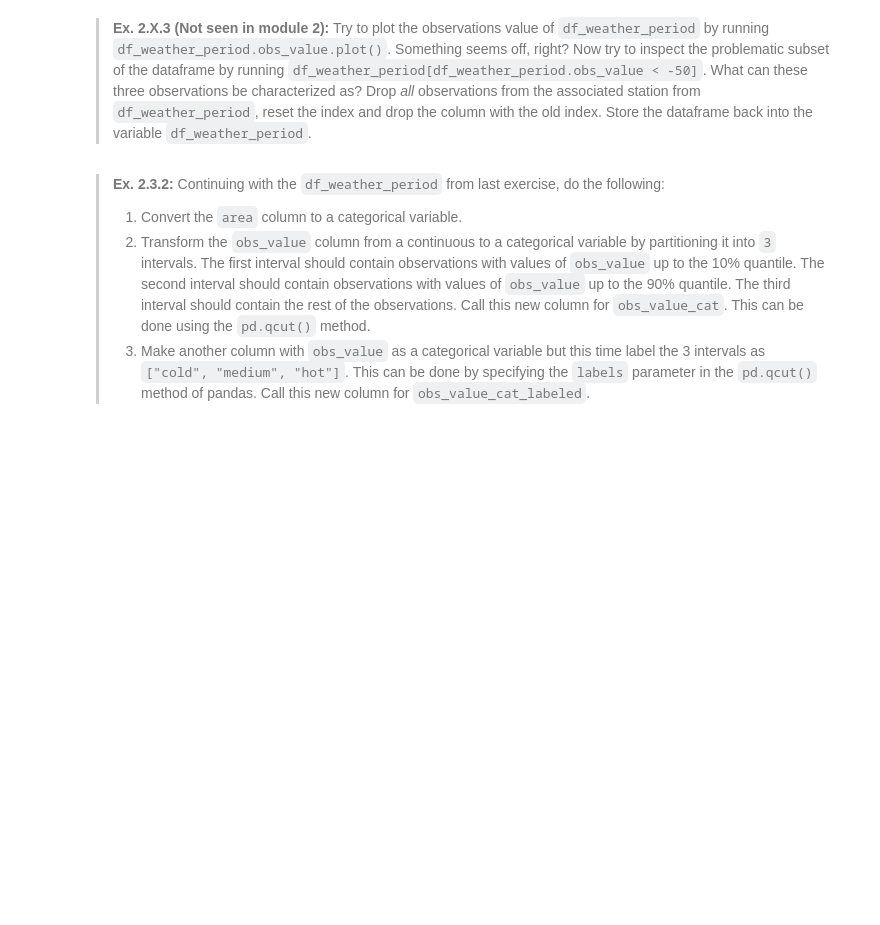
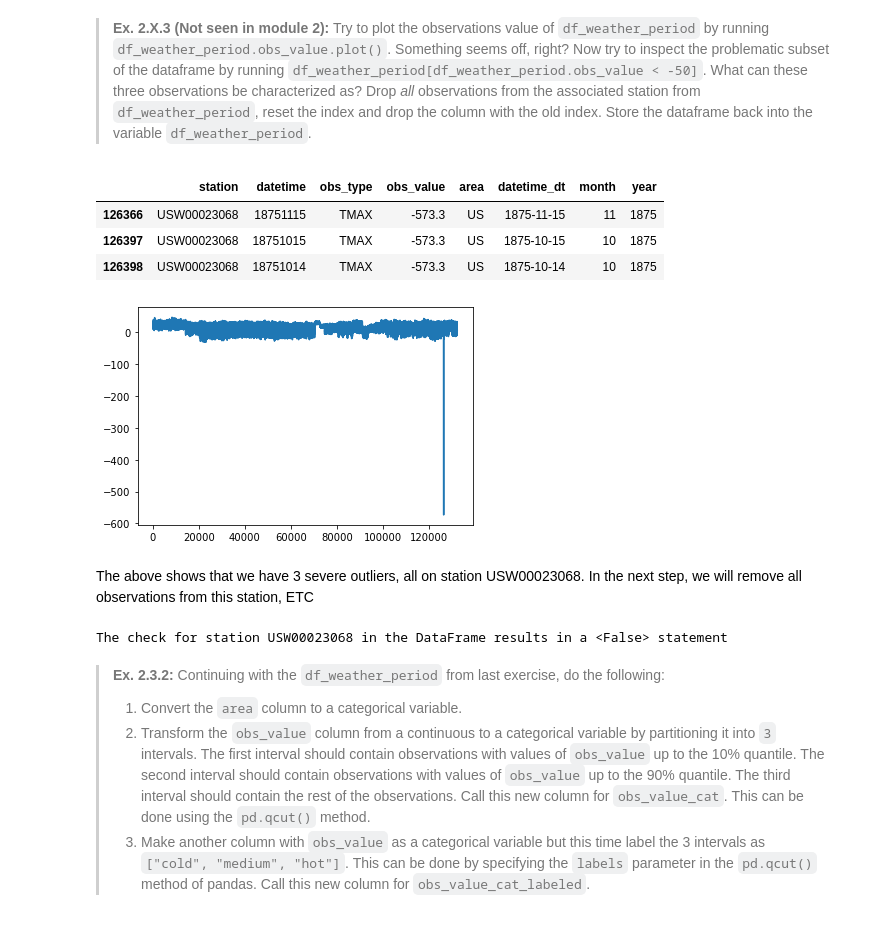
Before and after one commit to andersbnt/Group-22-ISDS2022, a Jupyter notebook: assignments/assignment1/Anders_assignment_1.ipynb, the cells around one changed output. Saved outputs shown, nothing was run; the diff lists cells and outputs as text; code cells hidden in the pictures; blank space fills up the shorter version.

```diff
--- a/assignments/assignment1/Anders_assignment_1.ipynb
+++ b/assignments/assignment1/Anders_assignment_1.ipynb
@@ -109,0 +154,8 @@ raise NotImplementedError()
+# %%
+#STEP 2: LOAD LOCAL DATA INTO DATAFRAME
+df_weather = pd.read_csv('data/weather_data_1870-1875.csv')
+
+#STEP 3: PROCESS THE DATAFRAME (AND SAVE RESULT AS 'df_weather_period')
+df_weather_period = process_weather(df_weather)
+
+df_weather_period
@@ -115,3 +178,32 @@ raise NotImplementedError()
+# %%
+#Check plot. and check for outliers below -50 degrees
+
+df_weather_period.obs_value.plot()
+
+df_weather_period[df_weather_period.obs_value < -50]
+# %% [output]
+|  | station | datetime | obs_type | obs_value | area | datetime_dt | month | year |
+| 126366 | USW00023068 | 18751115 | TMAX | -573.3 | US | 1875-11-15 | 11 | 1875 |
+| 126397 | USW00023068 | 18751015 | TMAX | -573.3 | US | 1875-10-15 | 10 | 1875 |
+| 126398 | USW00023068 | 18751014 | TMAX | -573.3 | US | 1875-10-14 | 10 | 1875 |
+[figure, added]
+# %% [markdown]
+The above shows that we have 3 severe outliers, all on station USW00023068.
+In the next step, we will remove all observations from this station, ETC
+# %%
+#Remove obs from station USW00023068
+df_weather_period = df_weather_period[df_weather_period.station != 'USW00023068']
+
+#Reset index (drop=True makes the new index replace the old, inplace=True overwrites the original dataframe with the updated)
+df_weather_period.reset_index(drop=True, inplace=True)
+
+
+#Checking if removal of station 'USW00023068' was successful
+station_check = 'USW00023068' in df_weather_period['station'].unique()
+
+print(f'The check for station USW00023068 in the DataFrame results in a <{station_check}> statement')
+# %% [output]
+The check for station USW00023068 in the DataFrame results in a <False> statement
 # %% [markdown]
 > **Ex. 2.3.2:**
 Continuing with the `df_weather_period` from last exercise, do the following:
```
Also changed, not shown: parts of 16 cells of this notebook, 1 other file.
